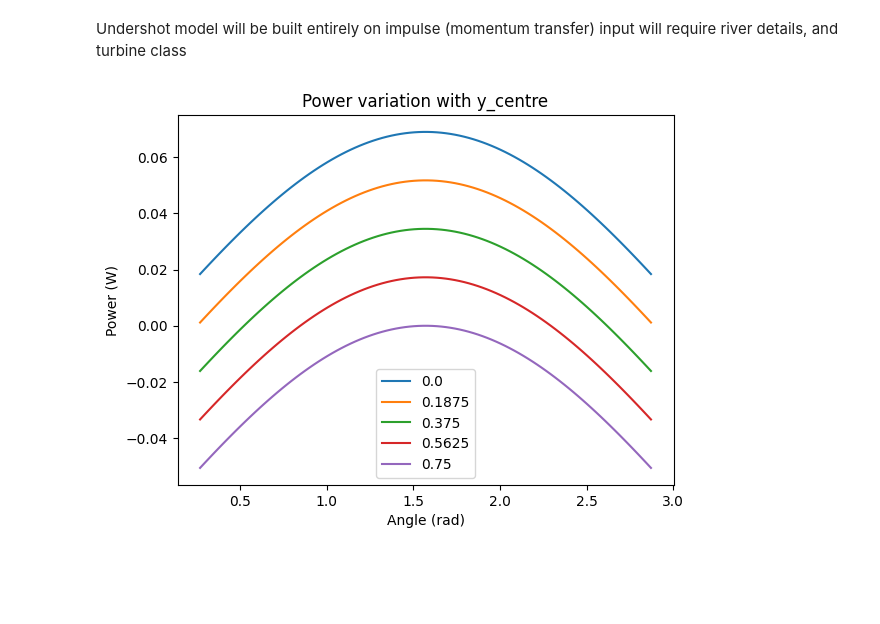
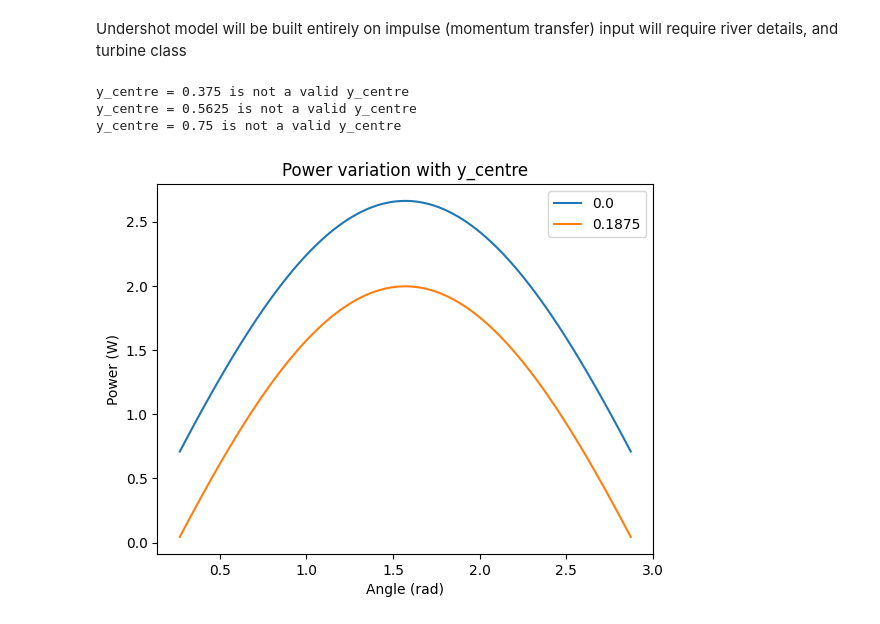
Before and after one commit to pilipb/DP4-code, a Jupyter notebook: undershot_dev.ipynb, the cells around one changed output. Saved outputs shown, nothing was run; the diff lists cells and outputs as text; code cells hidden in the pictures; blank space fills up the shorter version.

```diff
--- a/undershot_dev.ipynb
+++ b/undershot_dev.ipynb
@@ -11,9 +11,9 @@ import matplotlib.pyplot as plt
 # set up river
 
 # Define river parameters
-width = 10 # m
-depth = 1.5 # m
-velocity = 0.5 # m/s
+width = 5 # m
+depth = 1.2 # m
+velocity = 1.5 # m/s
 
 river = river_obj(width, depth, velocity)
 # %%
@@ -26,7 +26,7 @@ centre_mass = 100 - (5*3)
 blade_vol = 0.1
 centre_vol = 0.2
 g = 9.81
-RPM = 14
+RPM = 15
 
 # for undershot there will only be a y_centre parameter
 y_centre = 0.2 # m - or if not calculated will be calculated through archemedes
@@ -37,7 +37,7 @@ sub_depth = y_centre - radius
 unsub_depth = y_centre
 
 def eff_depth(alpha, y_centre):
-    return radius*np.sin(alpha) - y_centre
+    return abs(radius*np.sin(alpha)) - y_centre
 
 # calculate effective angle for turbine - 0 is horizontal left, flow l to r
 alpha1 = np.arcsin(unsub_depth / radius)
@@ -46,40 +46,46 @@ alpha2 = math.pi - alpha1
 # do the integration (sum) of the force and therefore work done on the blade
 
 # define the drag force
-drag_coeff = 0.5
-blade_width = 0.502  # m^2
+drag_coeff = 2
+blade_width = 0.502  # m
 
 
 # calculate the work done on the turbine
 drag = river.rho * river.velocity**2 * drag_coeff * blade_width
 work = drag * (eff_depth(alpha2, y_centre) - eff_depth(alpha1, y_centre))
 
-angular_v = RPM * 2 * math.pi / 60
+angular_v = (RPM * 2 * math.pi) / 60
 
 def power_calc(y_centre):
     # instantaneous power for alpha1 to alpha2
     power_inst = []
     angle_inst = np.linspace(alpha1, alpha2, 100)
     for angle in angle_inst:
         force = drag * eff_depth(angle, y_centre)
         power = force * angular_v
         power_inst.append(power)
 
     return power_inst, angle_inst
 
 # in one revolution of the turbine
 work_rev = work * num_blades
 
 # plot the power variation for different y_centre
 y_centre_list = np.linspace(0, radius , 5)
 for y_centre in y_centre_list:
     power_inst, angle_inst = power_calc(y_centre)
-    plt.plot(angle_inst, power_inst, label = str(y_centre))
+    if min(power_inst) < 0:
+        print('y_centre = ' + str(y_centre) + ' is not a valid y_centre')
+    else:
+        plt.plot(angle_inst, power_inst, label = str(y_centre))
 
 plt.legend()
 plt.xlabel('Angle (rad)')
 plt.ylabel('Power (W)')
 plt.title('Power variation with y_centre')
 plt.show()
 # %% [output]
+y_centre = 0.375 is not a valid y_centre
+y_centre = 0.5625 is not a valid y_centre
+y_centre = 0.75 is not a valid y_centre
-[figure, old version]
+[figure, new version]
```
Also changed, not shown: 1 other file.
